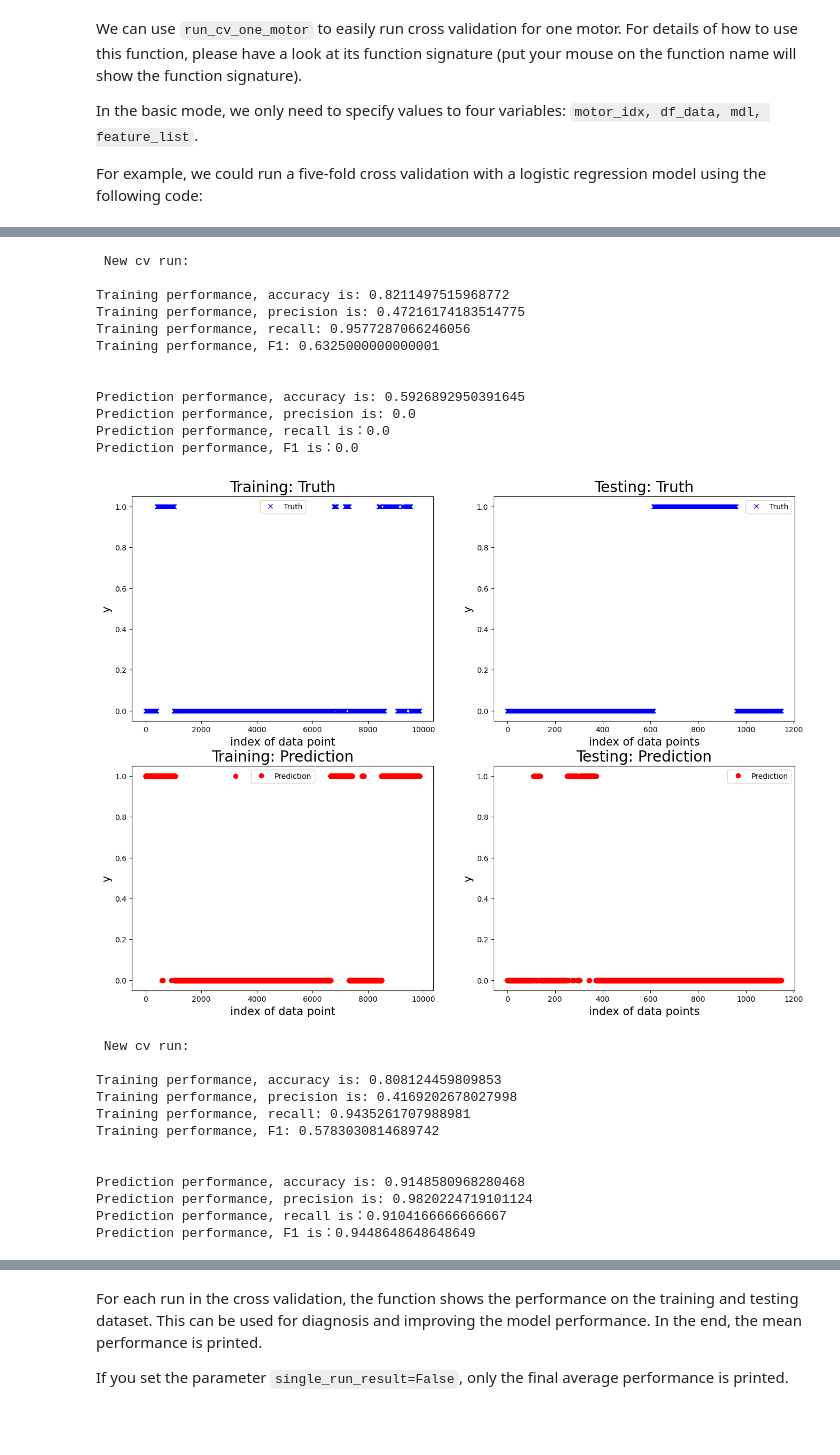
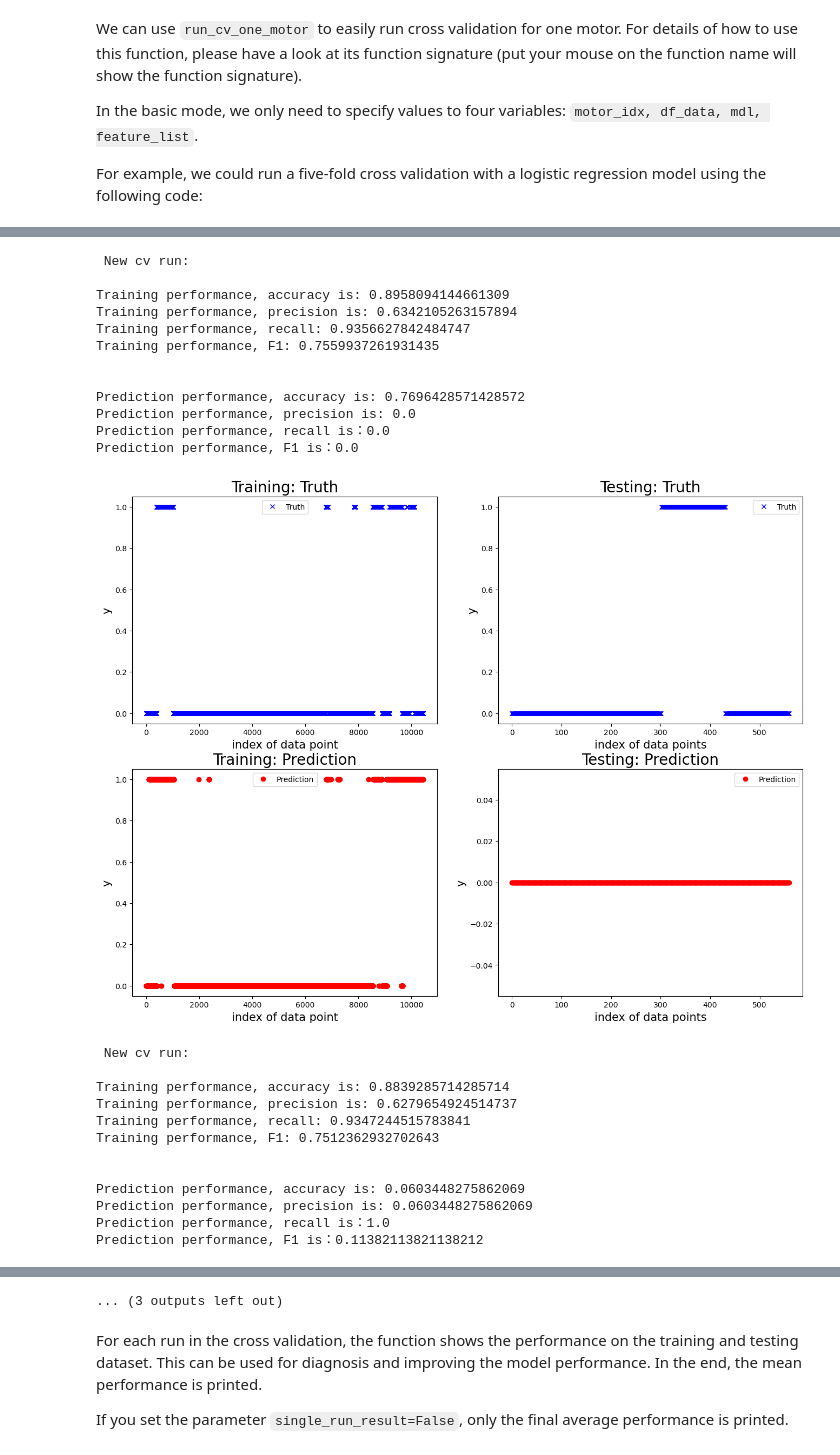
Before and after one commit to sonic160/digital_twin_robot, a Jupyter notebook: projects/maintenance_industry_4_2024/supporting_scripts/WP_2_20240516/demo_motor_6_lr.ipynb, the cells around one changed output, grey strips where cells are left out. Drawn from its saved outputs; the diff is of its cells as text; code cells hidden in the pictures; blank space fills up the shorter version.

```diff
--- a/projects/maintenance_industry_4_2024/supporting_scripts/WP_2_20240516/demo_motor_6_lr.ipynb
+++ b/projects/maintenance_industry_4_2024/supporting_scripts/WP_2_20240516/demo_motor_6_lr.ipynb
@@ -89,7 +89,7 @@ df_data_experiment = df_data[df_data['test_condition'].isin(['20240425_093699',
                                                        '20240503_164675', '20240503_165189',
                                                        '20240503_163963', '20240325_155003'])]
 # We want a five-fold cross validation.
-n_cv = 5
+n_cv = 7
 # Define the features.
 feature_list_all = ['time', 'data_motor_1_position', 'data_motor_1_temperature', 'data_motor_1_voltage',
                     'data_motor_2_position', 'data_motor_2_temperature', 'data_motor_2_voltage',
@@ -131,25 +131,25 @@ Prediction performance, F1 is：0.0
  New cv run:
 
-Training performance, accuracy is: 0.8211497515968772
-Training performance, precision is: 0.47216174183514775
-Training performance, recall: 0.9577287066246056
-Training performance, F1: 0.6325000000000001
+Training performance, accuracy is: 0.8958094144661309
+Training performance, precision is: 0.6342105263157894
+Training performance, recall: 0.9356627842484747
+Training performance, F1: 0.7559937261931435
 
 
-Prediction performance, accuracy is: 0.5926892950391645
+Prediction performance, accuracy is: 0.7696428571428572
 Prediction performance, precision is: 0.0
 Prediction performance, recall is：0.0
 Prediction performance, F1 is：0.0
-[figure, old version]
+[figure, new version]
  New cv run:
 
-Training performance, accuracy is: 0.808124459809853
-Training performance, precision is: 0.4169202678027998
-Training performance, recall: 0.9435261707988981
-Training performance, F1: 0.5783030814689742
+Training performance, accuracy is: 0.8839285714285714
+Training performance, precision is: 0.6279654924514737
+Training performance, recall: 0.9347244515783841
+Training performance, F1: 0.7512362932702643
 
 
-Prediction performance, accuracy is: 0.9148580968280468
-Prediction performance, precision is: 0.9820224719101124
-Prediction performance, recall is：0.9104166666666667
-Prediction performance, F1 is：0.9448648648648649
+Prediction performance, accuracy is: 0.0603448275862069
+Prediction performance, precision is: 0.0603448275862069
+Prediction performance, recall is：1.0
+Prediction performance, F1 is：0.11382113821138212
@@ -183,3 +183,4 @@ F1 score: 0.2796 +- 0.4142
+... (3 outputs left out)
 # %% [markdown]
 For each run in the cross validation, the function shows the performance on the training and testing dataset. This can be used for diagnosis and improving the model performance. In the end, the mean performance is printed.
 
```
Also changed, not shown: parts of 3 cells of this notebook.
